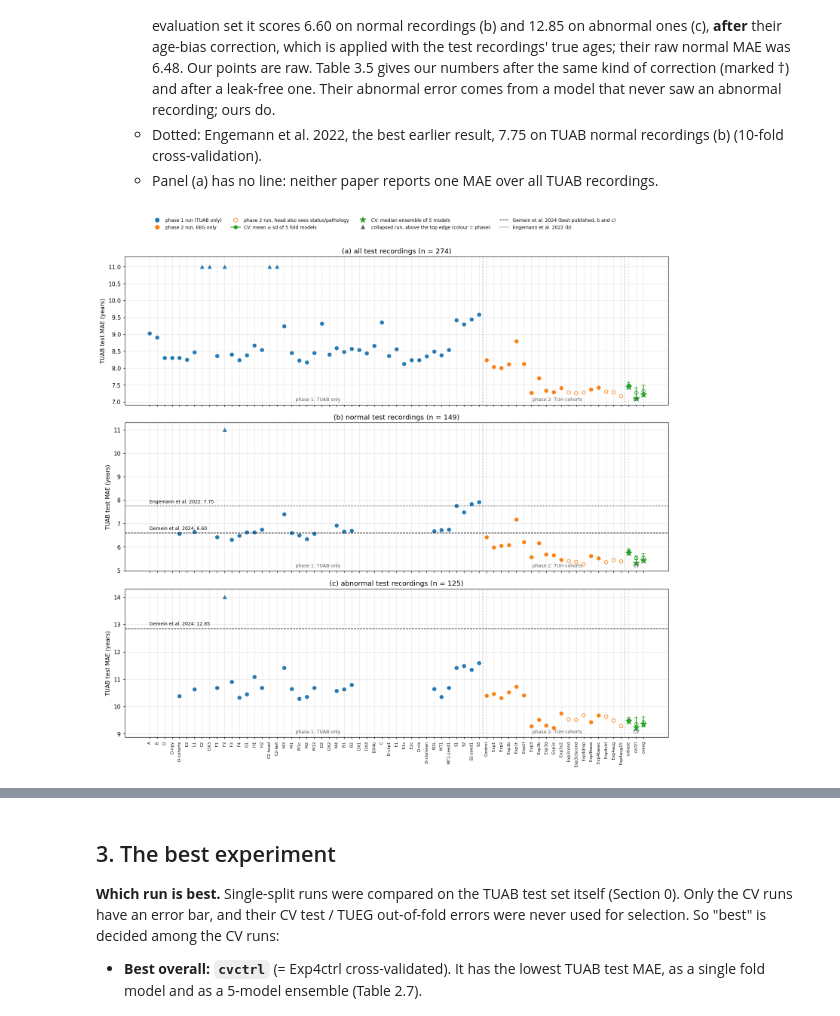
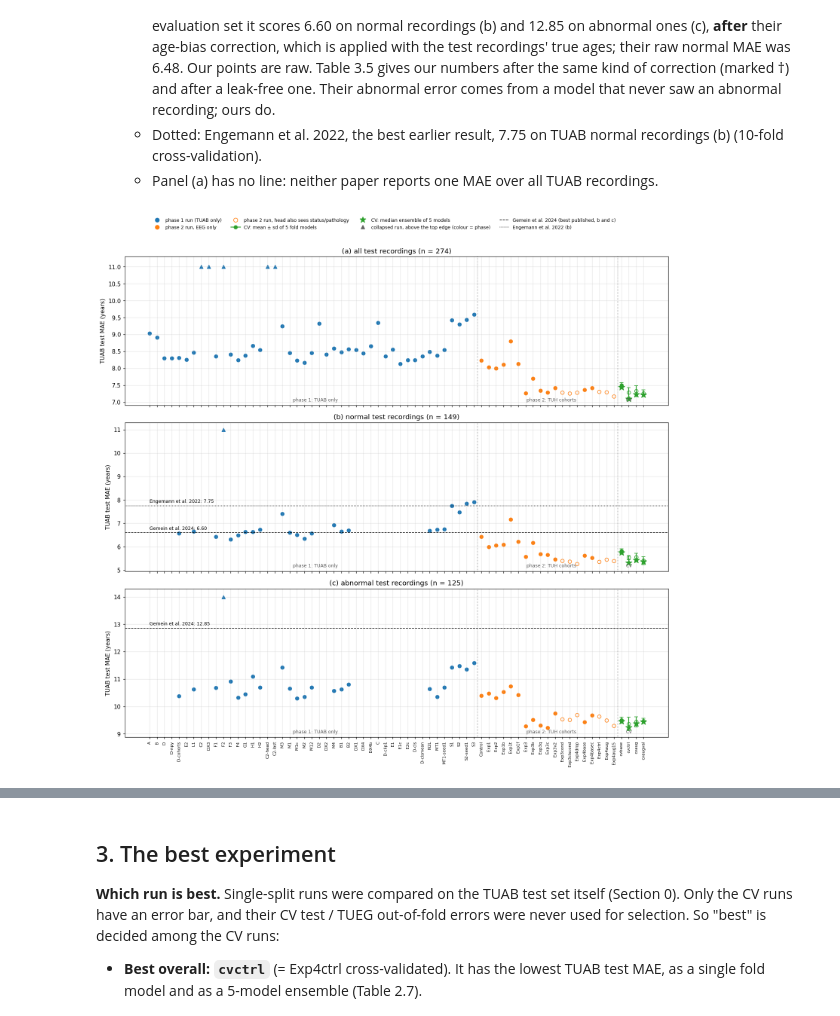
Before and after one commit to Neuro-Clalit/LaBraM, a Jupyter notebook: notebooks/brain_age_research_summary.ipynb, the cells around one changed output, grey strips where cells are left out. Cells and saved outputs as stored; diff of their text form; code cells hidden in the pictures.

```diff
--- a/notebooks/brain_age_research_summary.ipynb
+++ b/notebooks/brain_age_research_summary.ipynb
@@ -1543,7 +1543,8 @@ display(numbered_table(t24, "2.4", "Phase 1 re-evaluated in eval mode: train, va
 # %%
 # CV helpers shared by Tables 2.5–2.8: per-fold statistics, the fold-model ensemble on the TUAB
 # test set (Eq. (3.8)), its leak-free calibrated version (Eq. (3.11)) and the training size of a fold model.
-cv_exps = ("cvbase", "cvctrl", "cvaug")
+cv_exps = ("cvbase", "cvctrl", "cvaug", "cvaugval")
+CV3 = cv_exps[:3]      # the in-pool-test-fold CV runs: Section 3's config diff, Table 3.4 and agreement analysis
 EEG_ONLY = ("patch_tokens", "cls_token")      # feature spaces without labels or features (Eq. (2.13))
 
 
@@ -1597,9 +1598,10 @@ def corr_mae(exp, cohort="all"):
 fold_train, fold_pats = {}, {}
 if preds is not None:
     _vt = preds[preds.split.isin(["val", "test"])].groupby(["exp", "fold", "split"]).stem.nunique().unstack()
-    fold_train = (29035 - _vt.val - _vt.test).groupby("exp").mean().to_dict()
+    # a val-only CV (rs.CV_OOF_SPLIT) has no in-pool test fold: its models train on 4 of the 5 folds
+    fold_train = (29035 - _vt.val - _vt.get("test", 0).fillna(0)).groupby("exp").mean().to_dict()
     # training patients per fold model: the pool's patients minus those of its val and test folds
-    _pool = preds[preds.split == "test"].drop_duplicates(["exp", "stem"])
+    _pool = preds[preds.split == preds.exp.map(lambda e: rs.CV_OOF_SPLIT.get(e, "test"))].drop_duplicates(["exp", "stem"])
     _pat = lambda stems: {s.split("_")[0] for s in stems}
     fold_pats = {}
     for (exp, fold), g in preds[preds.split.isin(["val", "test"])].groupby(["exp", "fold"]):
@@ -1872,7 +1880,7 @@ display(numbered_table(t26b, "2.6", "Phase 2 and CV: the best runs"))
 Source: `docs/data/cv5_eval_v2.csv`.
 # %%
 rows = []
-for exp in ("cvbase", "cvctrl", "cvaug"):
+for exp in cv_exps:
     r = {"exp": rs.clearml_link(exp, cml.url.get(exp, "")),       # the name links to its ClearML project
          "train recs / patients": k_size(fold_train.get(exp, np.nan), fold_pats.get(exp, np.nan)),
          "feature space": rs.feature_space(exp), "loss": rs.run_loss(exp)}
@@ -1881,7 +1889,7 @@ for exp in ("cvbase", "cvctrl", "cvaug"):
                                          ("normal", "heldout", "TUAB", "normal"),
                                          ("abnormal", "heldout", "TUAB", "abnormal")):
         m, sd, k = fold_stats(exp, split, source, cohort)
-        r[label] = f"{m:.2f} ± {sd:.2f}"
+        r[label] = f"{m:.2f} ± {sd:.2f}" if k else "–"      # a val-only CV has no in-pool test fold
     if preds is not None and STATUS:
         r["ens. TUAB test"] = ens_mae(exp)
         r["ens. normal"] = ens_mae(exp, "normal")
@@ -2060,7 +2076,7 @@ pts = ([("1", r.run, r.test, r.test_normal, r.test_abnormal, False) for r in reg
        [("2", n, t22.loc[n, "test all"], t22.loc[n, "normal"], t22.loc[n, "abnormal"], rs.EXPERIMENTS[n].conditions)
         for n in P2_RUNS])
 colors = {"1": "tab:blue", "2": "tab:orange", "3": "tab:green"}
-cv_exps = ("cvbase", "cvctrl", "cvaug")
+cv_exps = ("cvbase", "cvctrl", "cvaug", "cvaugval")
 n1 = sum(p[0] == "1" for p in pts)
 for ax, (cohort, col, ymax, title) in zip(axes, PANELS):
     for x, p in enumerate(pts):
@@ -2082,34 +2098,34 @@ for ax, (cohort, col, ymax, title) in zip(axes, PANELS):
     for xb in (n1 - 0.5, len(pts) - 0.5):                      # phase separators
         ax.axvline(xb, ls=":", color="0.5", lw=1)
     for xm, label in ((n1 / 2, "phase 1: TUAB only"), ((n1 + len(pts)) / 2, "phase 2: TUH cohorts"),
                       (len(pts) + 1, "CV")):
         ax.text(xm, 0.02, label, transform=ax.get_xaxis_transform(), ha="center", va="bottom", fontsize=8,
                 color="0.35")
     ax.set_ylim(top=ymax + 0.3)
     ax.set_ylabel("TUAB test MAE (years)")
     ax.set_title(title)
 names = [p[1] for p in pts] + list(cv_exps)
 axes[-1].set_xticks(range(len(names)), names, rotation=90, fontsize=7)
 
 dot = dict(marker="o", ls="none", markersize=7)
 handles = [
     Line2D([], [], color=colors["1"], mfc=colors["1"], label="phase 1 run (TUAB only)", **dot),
     Line2D([], [], color=colors["2"], mfc=colors["2"], label="phase 2 run, EEG only", **dot),
     Line2D([], [], color=colors["2"], mfc="none", label="phase 2 run, head also sees status/pathology", **dot),
     Line2D([], [], color=colors["3"], mfc=colors["3"], marker="o", ls="-", label="CV: mean ± sd of 5 fold models"),
     Line2D([], [], color=colors["3"], marker="*", ls="none", markersize=11, label="CV: median ensemble of 5 models"),
     Line2D([], [], color="0.4", mfc="0.4", marker="^", ls="none", markersize=7,
            label="collapsed run, above the top edge (colour = phase)"),
     Line2D([], [], color="k", ls="--", lw=1, label="Gemein et al. 2024 (best published, b and c)"),
     Line2D([], [], color="k", ls=":", lw=1, label="Engemann et al. 2022 (b)"),
 ]
 fig.legend(handles=handles, loc="upper center", ncol=4, fontsize=8, frameon=False, bbox_to_anchor=(0.5, 1.0))
 fig.tight_layout(rect=(0, 0, 1, 0.95))
 panel_labels(axes)
 assert_max_columns(fig)
 plt.show()
 # %% [output]
-[figure, old version]
+[figure, new version]
 # %% [markdown]
 ### Table 2.9. The runs around the best result
 
```
Also changed, not shown: parts of 20 cells of this notebook, 7 other files.
